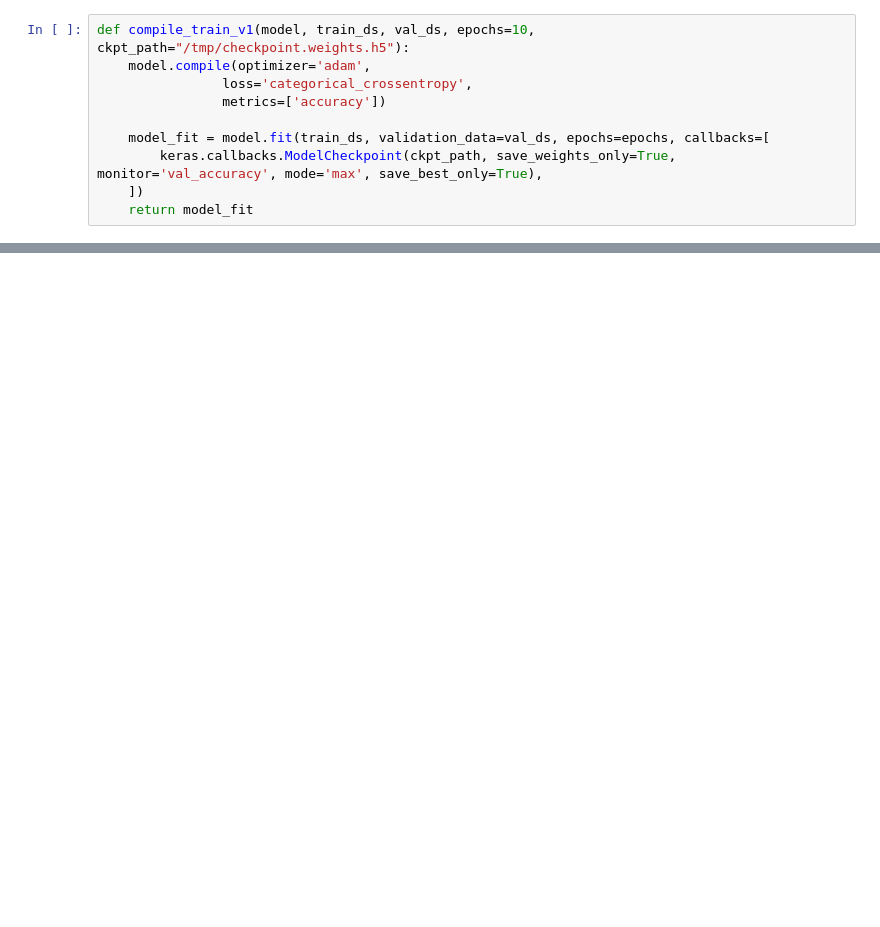
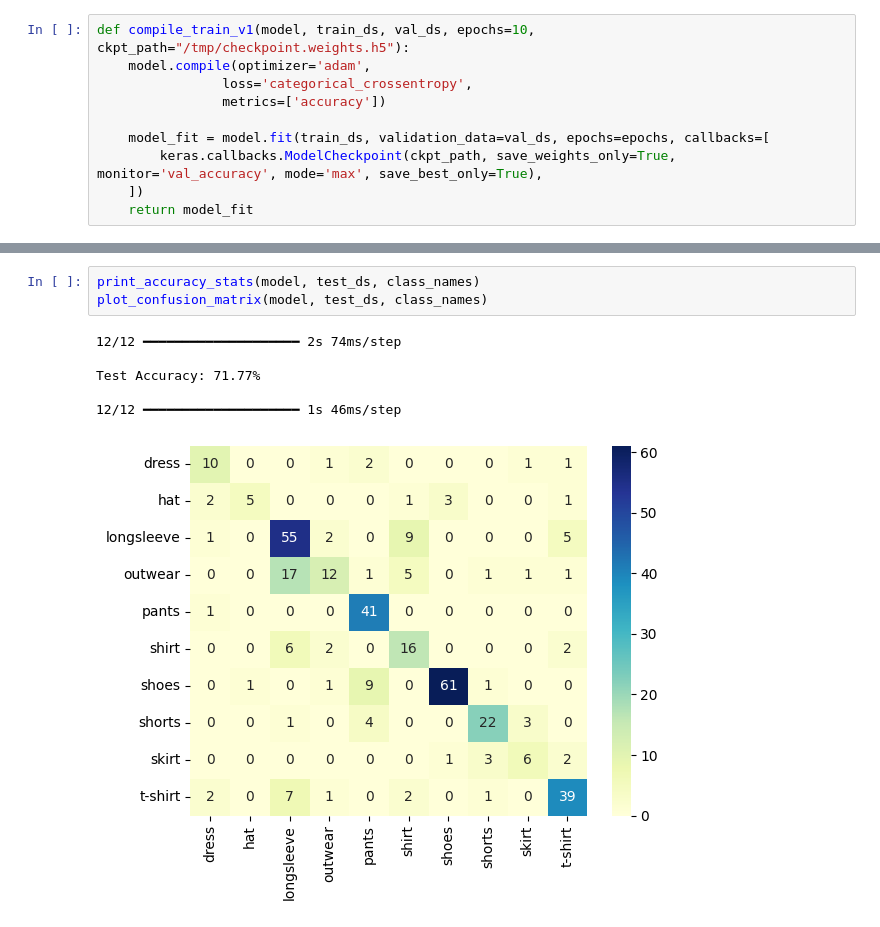
Before and after one commit to Jayaprakash1710/Module-21-Computer-vision, a Jupyter notebook: DJ_Lec_3_CNN_under_the_hood.ipynb, the cells around one changed output, grey strips where cells are left out. Saved outputs shown, nothing was run; the diff lists cells and outputs as text; blank space fills up the shorter version.

```diff
--- a/DJ_Lec_3_CNN_under_the_hood.ipynb
+++ b/DJ_Lec_3_CNN_under_the_hood.ipynb
@@ -352,0 +483,10 @@ Test Accuracy: 70.43%
+# %%
+print_accuracy_stats(model, test_ds, class_names)
+plot_confusion_matrix(model, test_ds, class_names)
+# %% [output]
+12/12 ━━━━━━━━━━━━━━━━━━━━ 2s 74ms/step
+
+Test Accuracy: 71.77%
+
+12/12 ━━━━━━━━━━━━━━━━━━━━ 1s 46ms/step
+[figure, added]
```
Also changed, not shown: parts of 22 cells of this notebook.
